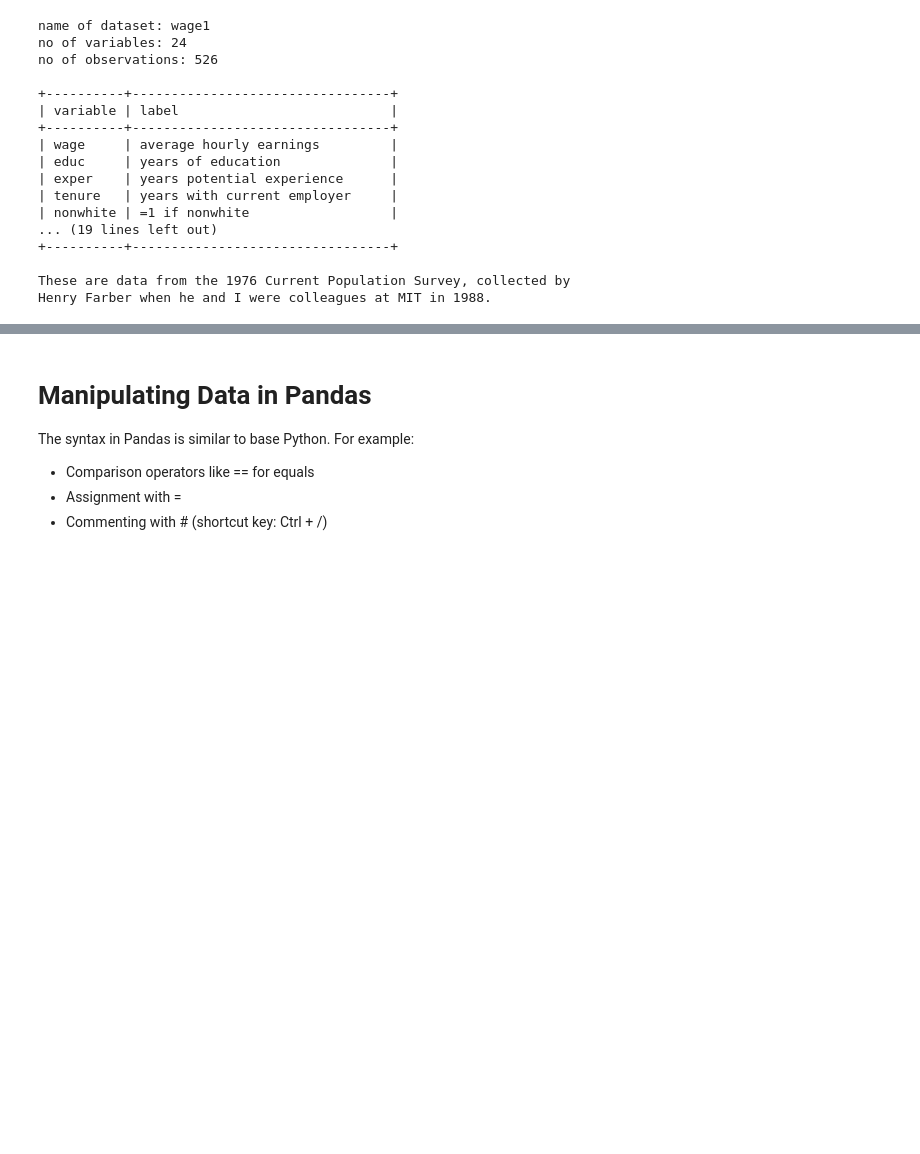
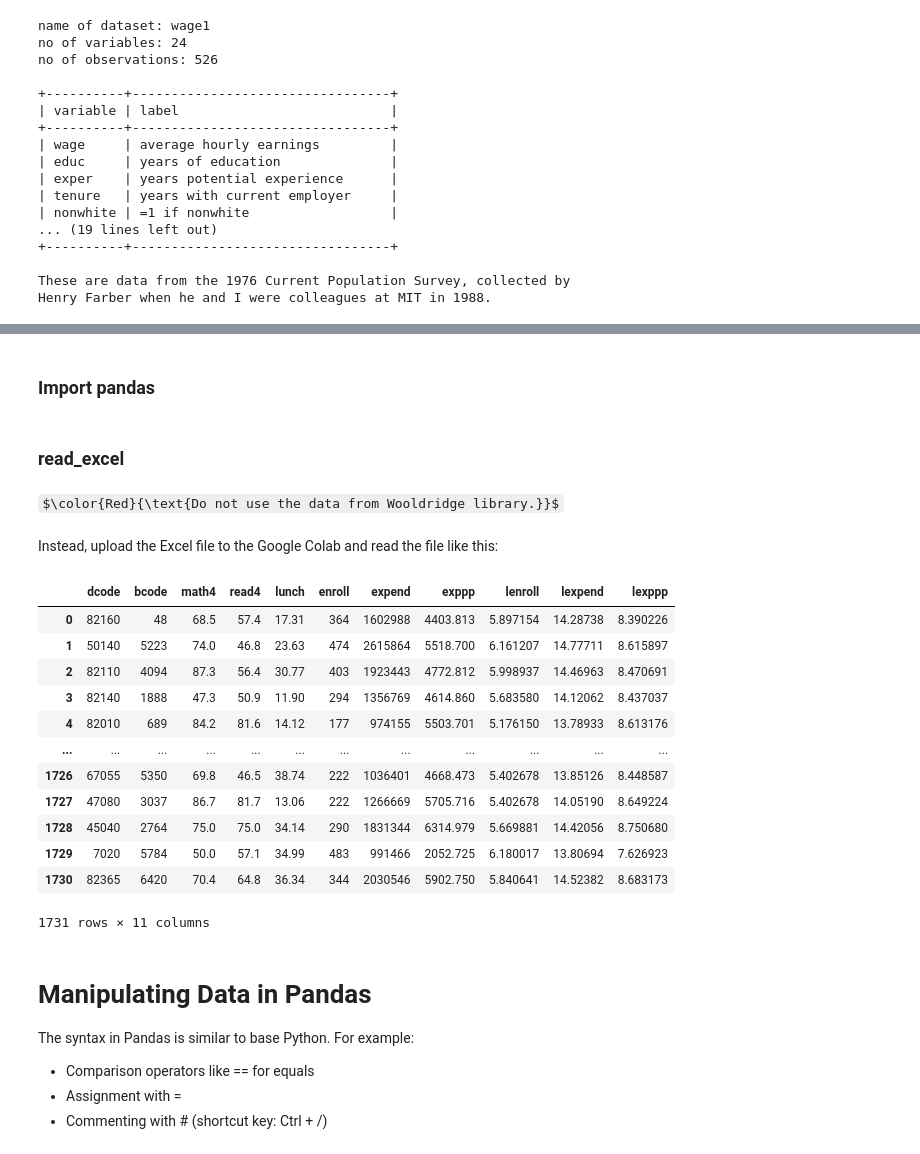
Before and after one commit to havaledar/ECON3740_F24, a Jupyter notebook: ECON3740_F24_Lab_1_a.ipynb, the cells around one changed output, grey strips where cells are left out. Saved outputs shown, nothing was run; the diff lists cells and outputs as text; code cells hidden in the pictures; some formulas as TeX source; blank space fills up the shorter version.

```diff
--- a/ECON3740_F24_Lab_1_a.ipynb
+++ b/ECON3740_F24_Lab_1_a.ipynb
@@ -214,0 +223,2 @@ Henry Farber when he and I were colleagues at MIT in 1988.
+# %% [markdown]
+### Import pandas
@@ -215,3 +227,27 @@ Henry Farber when he and I were colleagues at MIT in 1988.
+# %% [markdown]
+### read_excel
+# %% [markdown]
+
+$\color{Red}{\text{Do not use the data from Wooldridge library.}}$
+# %% [markdown]
+Instead, upload the Excel file to the Google Colab and read the file like this:
+# %%
+data = pd.read_excel("/content/meap01_v4.xlsx")
+data
+# %% [output]
+|  | dcode | bcode | math4 | read4 | lunch | enroll | expend | exppp | lenroll | lexpend | lexppp |
+| 0 | 82160 | 48 | 68.5 | 57.4 | 17.31 | 364 | 1602988 | 4403.813 | 5.897154 | 14.28738 | 8.390226 |
+| 1 | 50140 | 5223 | 74.0 | 46.8 | 23.63 | 474 | 2615864 | 5518.700 | 6.161207 | 14.77711 | 8.615897 |
+| 2 | 82110 | 4094 | 87.3 | 56.4 | 30.77 | 403 | 1923443 | 4772.812 | 5.998937 | 14.46963 | 8.470691 |
+| 3 | 82140 | 1888 | 47.3 | 50.9 | 11.90 | 294 | 1356769 | 4614.860 | 5.683580 | 14.12062 | 8.437037 |
+| 4 | 82010 | 689 | 84.2 | 81.6 | 14.12 | 177 | 974155 | 5503.701 | 5.176150 | 13.78933 | 8.613176 |
+| ... | ... | ... | ... | ... | ... | ... | ... | ... | ... | ... | ... |
+| 1726 | 67055 | 5350 | 69.8 | 46.5 | 38.74 | 222 | 1036401 | 4668.473 | 5.402678 | 13.85126 | 8.448587 |
+| 1727 | 47080 | 3037 | 86.7 | 81.7 | 13.06 | 222 | 1266669 | 5705.716 | 5.402678 | 14.05190 | 8.649224 |
+| 1728 | 45040 | 2764 | 75.0 | 75.0 | 34.14 | 290 | 1831344 | 6314.979 | 5.669881 | 14.42056 | 8.750680 |
+| 1729 | 7020 | 5784 | 50.0 | 57.1 | 34.99 | 483 | 991466 | 2052.725 | 6.180017 | 13.80694 | 7.626923 |
+| 1730 | 82365 | 6420 | 70.4 | 64.8 | 36.34 | 344 | 2030546 | 5902.750 | 5.840641 | 14.52382 | 8.683173 |
+1731 rows × 11 columns
 # %% [markdown]
 # Manipulating Data in Pandas
 
```
Also changed, not shown: parts of 5 cells of this notebook.
